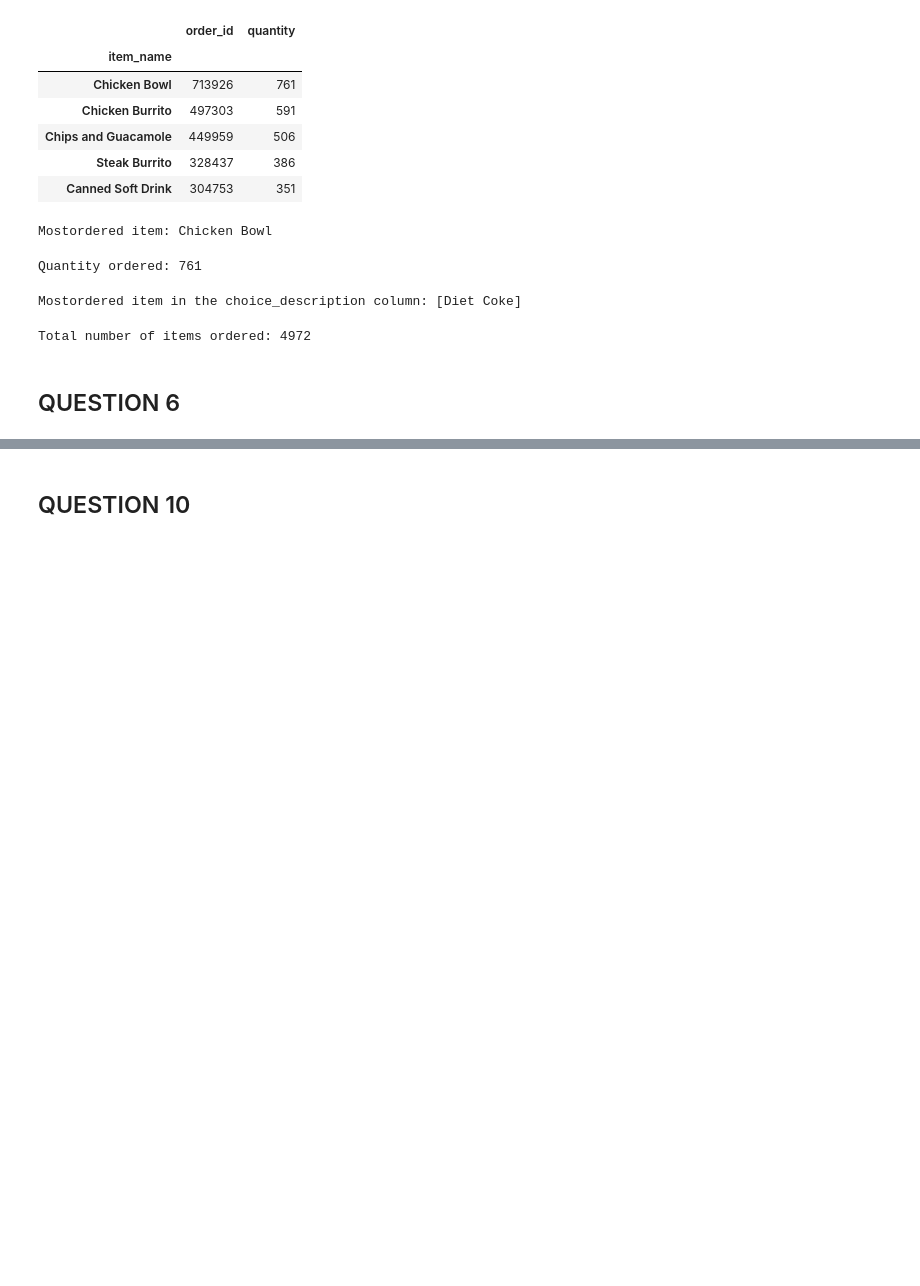
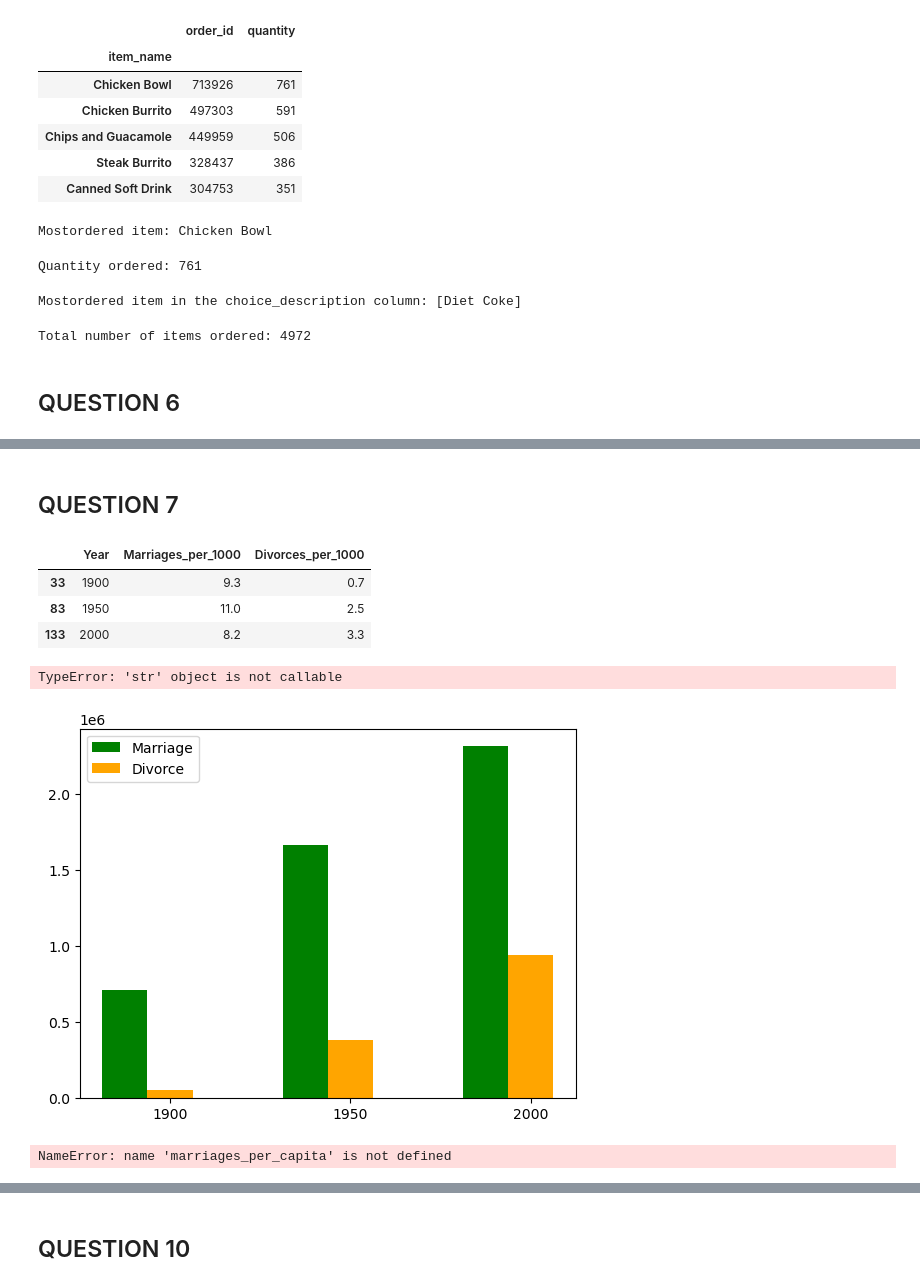
Before and after one commit to AbisolaOlakanmi/Abisola.Olakanmi.BDAT1004PS3, a Jupyter notebook: Abisola.Olakanmi.BDAT1004PS3.ipynb, the cells around one changed output, grey strips where cells are left out. Saved outputs shown, nothing was run; the diff lists cells and outputs as text; code cells hidden in the pictures; blank space fills up the shorter version.

```diff
--- a/Abisola.Olakanmi.BDAT1004PS3.ipynb
+++ b/Abisola.Olakanmi.BDAT1004PS3.ipynb
@@ -1016,0 +1008,49 @@ plt.show()
+# %% [markdown]
+## QUESTION 7
+# %%
+filterd = marriages_divorces_df.loc[marriages_divorces_df.Year.isin([1900,1950,2000]),['Year','Marriages_per_1000','Divorces_per_1000']]
+filterd
+# %% [output]
+|  | Year | Marriages_per_1000 | Divorces_per_1000 |
+| 33 | 1900 | 9.3 | 0.7 |
+| 83 | 1950 | 11.0 | 2.5 |
+| 133 | 2000 | 8.2 | 3.3 |
+# %%
+# Extract the data for the years 1900, 1950, and 2000
+marriage = [709000, 1667000, 2315000]
+divorce = [56000, 385000, 944000]
+
+X = np.arange(len(marriage))
+plt.bar(X, marriage, color = 'green', width = 0.25)
+plt.bar(X + 0.25, divorce, color = 'orange', width = 0.25)
+plt.legend(['Marriage', 'Divorce'])
+plt.xticks([i + 0.25 for i in range(3)], ['1900', '1950', '2000'])
+plt.title("Vertical Bar Chart")
+plt.xlabel('Marriage-Divorce-per-Capita between 1900, 1950, and 2000')
+plt.ylabel('Total')
+plt.show()
+# %% [output]
+TypeError: 'str' object is not callable
+[figure, added]
+# %%
+
+# Assuming you have the data loaded into DataFrame named 'marriage_divorce_data'
+
+# Extract the data for the years 1900, 1950, and 2000
+# years = [1900, 1950, 2000]
+
+# Create a vertical bar chart
+plt.bar(years, marriages_per_capita, color='blue', width=0.4, label='Marriages per capita')
+plt.bar([year + 0.4 for year in years], divorces_per_capita, color='red', width=0.4, label='Divorces per capita')
+
+# Add labels and title
+plt.xlabel('Year')
+plt.ylabel('Number per capita')
+plt.title('Comparison of Marriages and Divorces per Capita in the U.S. (1900, 1950, 2000)')
+plt.xticks(years)
+plt.legend()
+
+# Show the plot
+plt.show()
+# %% [output]
+NameError: name 'marriages_per_capita' is not defined
```
Also changed, not shown: parts of 9 cells of this notebook.
